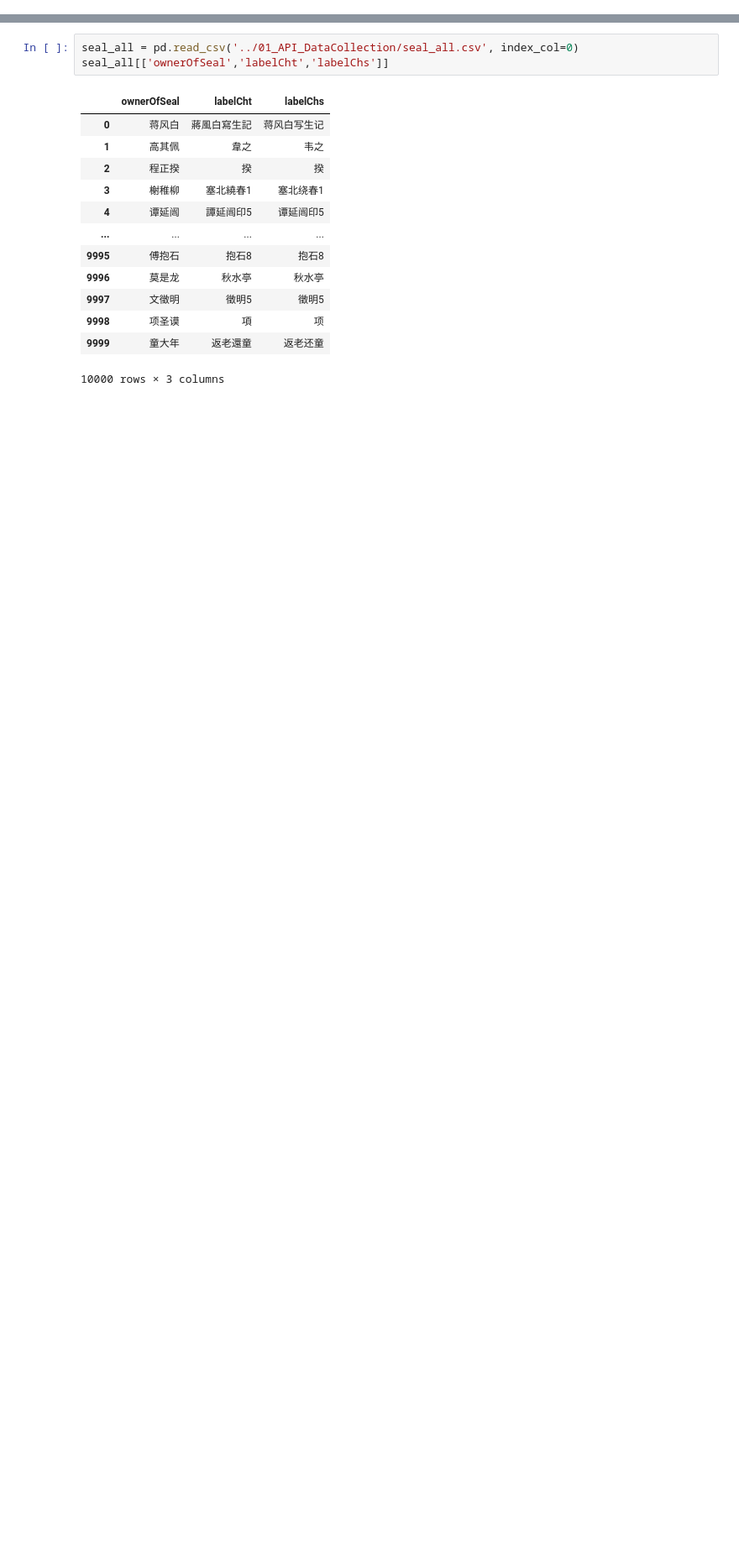
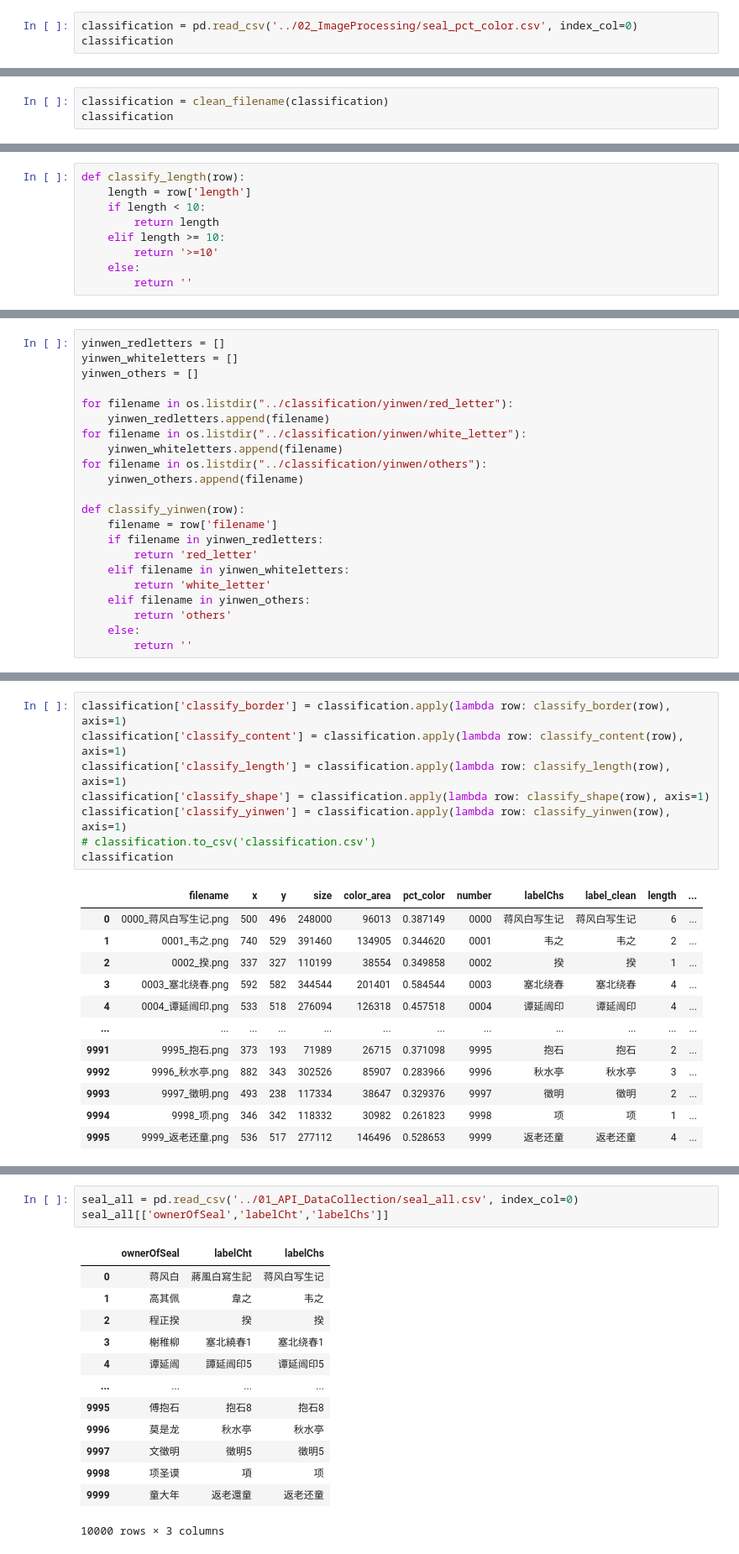
Before and after one commit to jingrong-zhang/Art-of-Chinese-Seal-Engraving, a Jupyter notebook: 03_LabelProcessing/01_Label_Infomation.ipynb, the cells around one changed output, grey strips where cells are left out. Shown: that part at 84% size. Cells and saved outputs as stored; diff of their text form; blank space fills up the shorter version.

Commit message:
Updating classification results

```diff
--- a/03_LabelProcessing/01_Label_Infomation.ipynb
+++ b/03_LabelProcessing/01_Label_Infomation.ipynb
@@ -5,0 +7,3 @@ import re
+# %%
+classification = pd.read_csv('../02_ImageProcessing/seal_pct_color.csv', index_col=0)
+classification
@@ -5,0 +59,3 @@ import re
+# %%
+classification = clean_filename(classification)
+classification
@@ -5,0 +176,9 @@ import re
+# %%
+def classify_length(row):
+    length = row['length']
+    if length < 10:
+        return length
+    elif length >= 10:
+        return '>=10'
+    else:
+        return ''
@@ -5,0 +231,22 @@ import re
+# %%
+yinwen_redletters = []
+yinwen_whiteletters = []
+yinwen_others = []
+
+for filename in os.listdir("../classification/yinwen/red_letter"):
+    yinwen_redletters.append(filename)
+for filename in os.listdir("../classification/yinwen/white_letter"):
+    yinwen_whiteletters.append(filename)
+for filename in os.listdir("../classification/yinwen/others"):
+    yinwen_others.append(filename)
+
+def classify_yinwen(row):
+    filename = row['filename']
+    if filename in yinwen_redletters:
+        return 'red_letter'
+    elif filename in yinwen_whiteletters:
+        return 'white_letter'
+    elif filename in yinwen_others:
+        return 'others'
+    else:
+        return ''
@@ -5,0 +255,21 @@ import re
+# %%
+classification['classify_border'] = classification.apply(lambda row: classify_border(row), axis=1)
+classification['classify_content'] = classification.apply(lambda row: classify_content(row), axis=1)
+classification['classify_length'] = classification.apply(lambda row: classify_length(row), axis=1)
+classification['classify_shape'] = classification.apply(lambda row: classify_shape(row), axis=1)
+classification['classify_yinwen'] = classification.apply(lambda row: classify_yinwen(row), axis=1)
+# classification.to_csv('classification.csv')
+classification
+# %% [output]
+|  | filename | x | y | size | color_area | pct_color | number | labelChs | label_clean | length | ... |
+| 0 | 0000_蒋风白写生记.png | 500 | 496 | 248000 | 96013 | 0.387149 | 0000 | 蒋风白写生记 | 蒋风白写生记 | 6 | ... |
+| 1 | 0001_韦之.png | 740 | 529 | 391460 | 134905 | 0.344620 | 0001 | 韦之 | 韦之 | 2 | ... |
+| 2 | 0002_揆.png | 337 | 327 | 110199 | 38554 | 0.349858 | 0002 | 揆 | 揆 | 1 | ... |
+| 3 | 0003_塞北绕春.png | 592 | 582 | 344544 | 201401 | 0.584544 | 0003 | 塞北绕春 | 塞北绕春 | 4 | ... |
+| 4 | 0004_谭延闿印.png | 533 | 518 | 276094 | 126318 | 0.457518 | 0004 | 谭延闿印 | 谭延闿印 | 4 | ... |
+| ... | ... | ... | ... | ... | ... | ... | ... | ... | ... | ... | ... |
+| 9991 | 9995_抱石.png | 373 | 193 | 71989 | 26715 | 0.371098 | 9995 | 抱石 | 抱石 | 2 | ... |
+| 9992 | 9996_秋水亭.png | 882 | 343 | 302526 | 85907 | 0.283966 | 9996 | 秋水亭 | 秋水亭 | 3 | ... |
+| 9993 | 9997_徵明.png | 493 | 238 | 117334 | 38647 | 0.329376 | 9997 | 徵明 | 徵明 | 2 | ... |
+| 9994 | 9998_项.png | 346 | 342 | 118332 | 30982 | 0.261823 | 9998 | 项 | 项 | 1 | ... |
+| 9995 | 9999_返老还童.png | 536 | 517 | 277112 | 146496 | 0.528653 | 9999 | 返老还童 | 返老还童 | 4 | ... |
```
Also changed, not shown: parts of 22 cells of this notebook, 2 other files.
